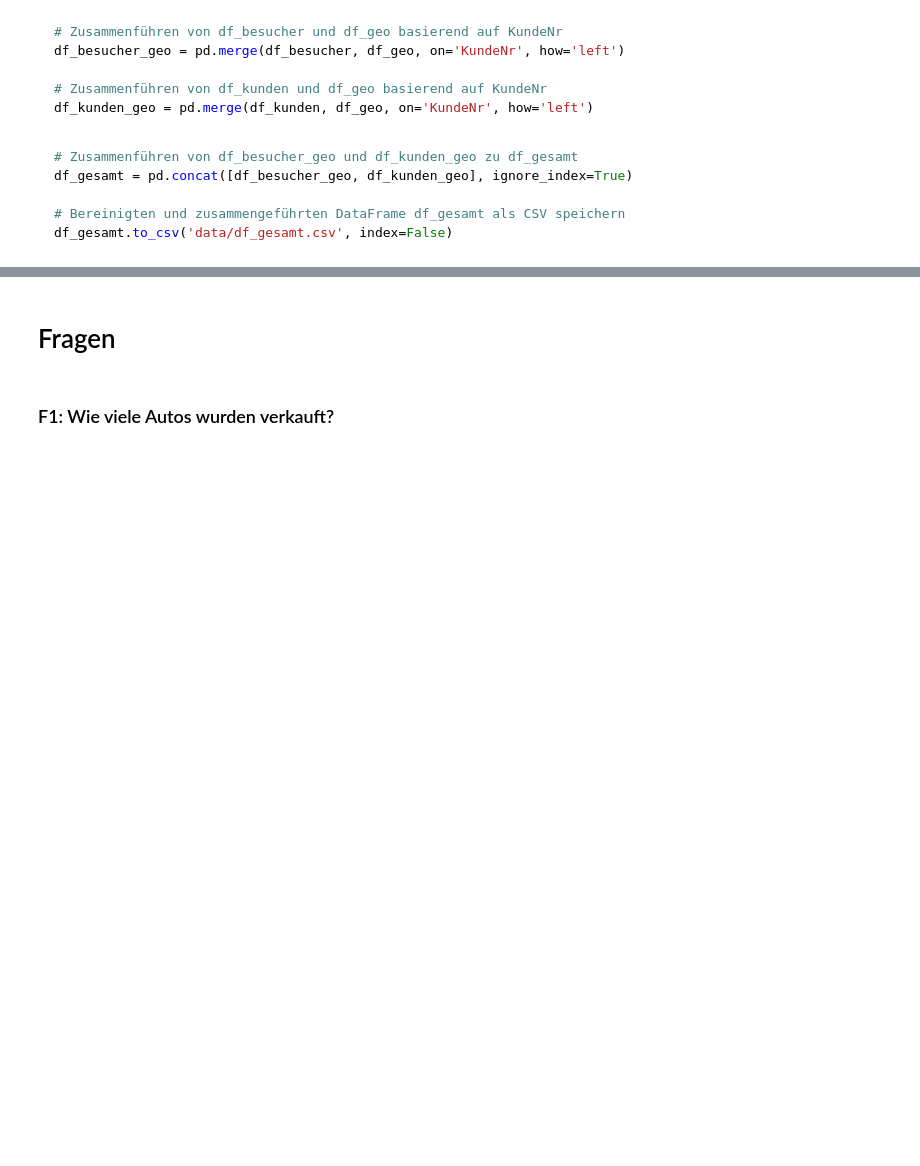
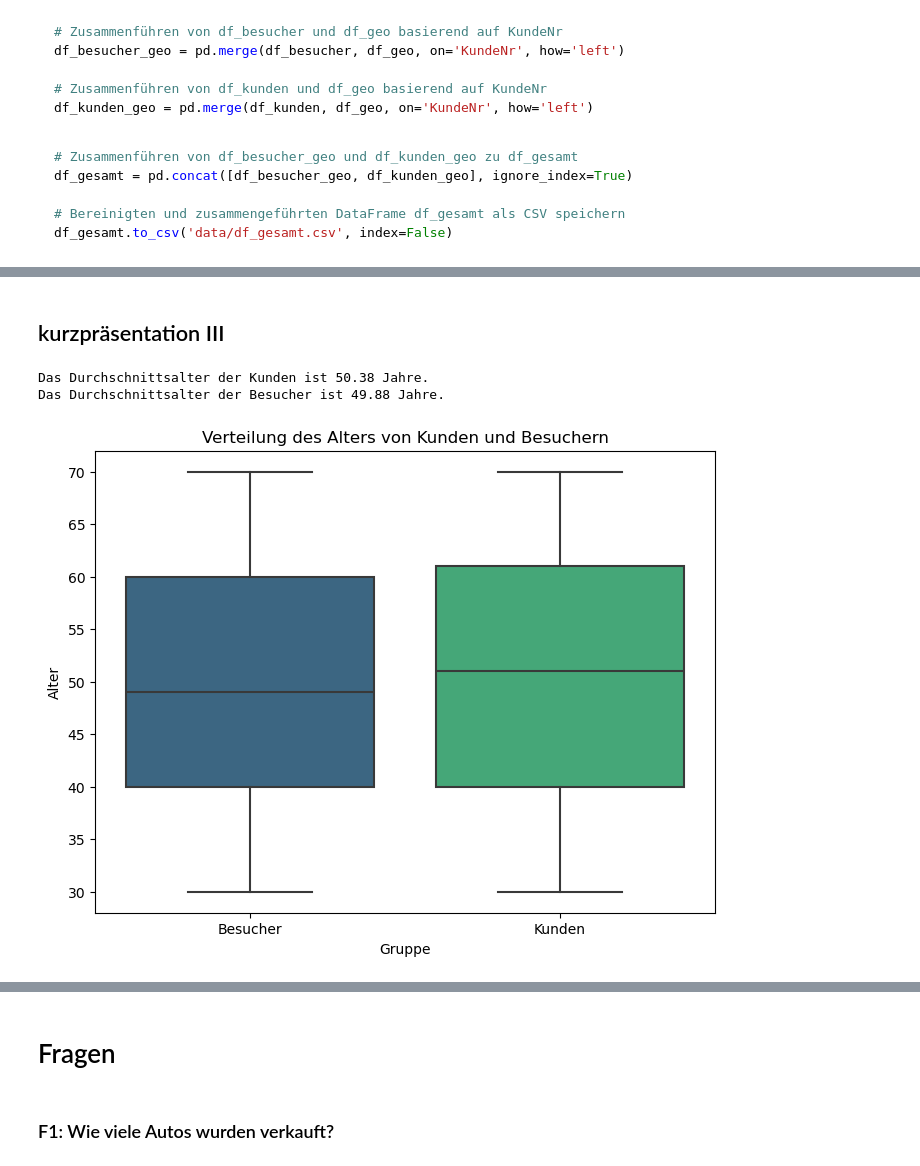
Before and after one commit to SebastianKnoche/final_projectSS24_Group4, a Jupyter notebook: presentation.ipynb, the cells around one changed output, grey strips where cells are left out. Saved outputs shown, nothing was run; the diff lists cells and outputs as text; code cells hidden in the pictures; blank space fills up the shorter version.

```diff
--- a/presentation.ipynb
+++ b/presentation.ipynb
@@ -390,0 +447,26 @@ df_gesamt.to_csv('data/df_gesamt.csv', index=False)
+# %% [markdown]
+## kurzpräsentation III
+# %%
+# Berechnung des Durchschnittsalters für Kunden und Besucher
+mittel_alt_kunden = df_gesamt[df_gesamt['Kunde'] == 1]['Alter'].mean()
+mittel_alt_besucher = df_gesamt[df_gesamt['Kunde'] == 0]['Alter'].mean()
+
+print(f'''Das Durchschnittsalter der Kunden ist {mittel_alt_kunden:.2f} Jahre.
+Das Durchschnittsalter der Besucher ist {mittel_alt_besucher:.2f} Jahre.''')
+
+# Erstellen des Boxplots
+plt.figure(figsize=(8, 6))
+sns.boxplot(x='Kunde', y='Alter', data=df_gesamt, palette='viridis')
+
+# Beschriftung anpassen
+plt.xticks([0, 1], ['Besucher', 'Kunden'])
+plt.xlabel('Gruppe')
+plt.ylabel('Alter')
+plt.title('Verteilung des Alters von Kunden und Besuchern')
+
+# Diagramm anzeigen
+plt.show()
+# %% [output]
+Das Durchschnittsalter der Kunden ist 50.38 Jahre.
+Das Durchschnittsalter der Besucher ist 49.88 Jahre.
+[figure, added]
```
Also changed, not shown: parts of 12 cells of this notebook.
